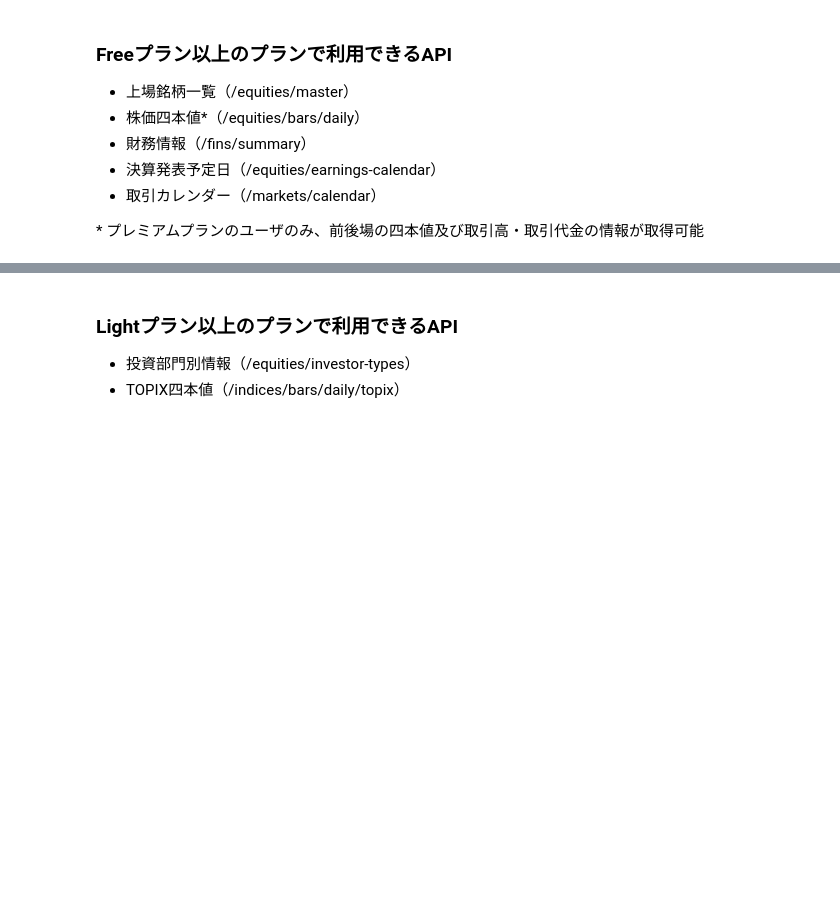
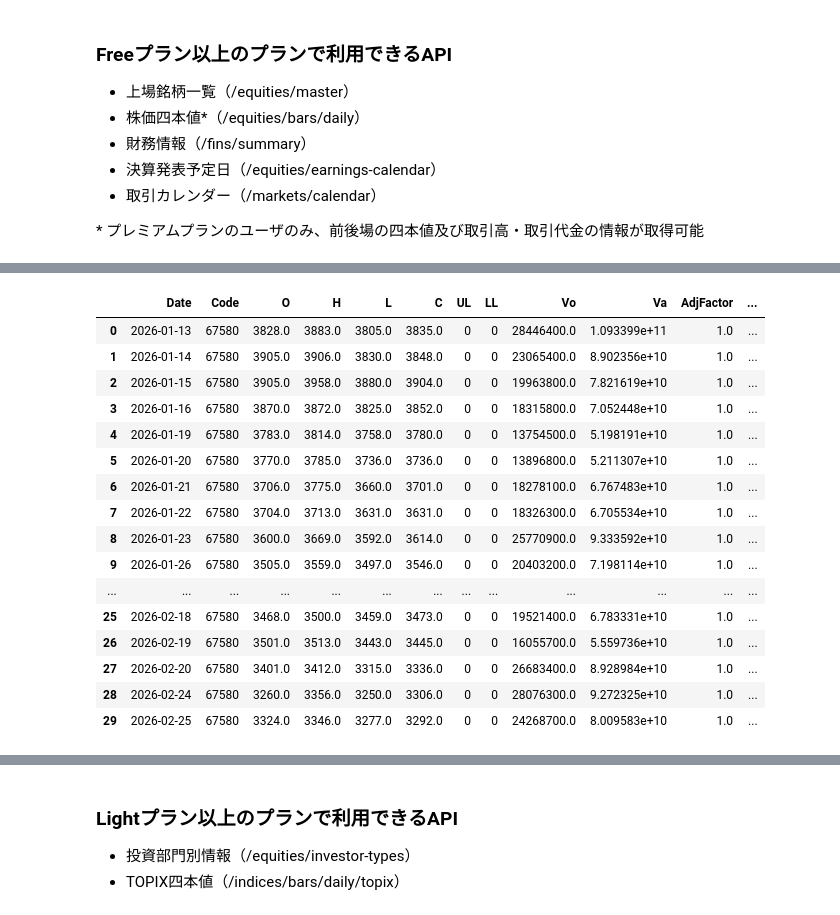
Before and after one commit to 2525handballer-a11y/aistock, a Jupyter notebook: jquants-api-quick-start-v2.ipynb, the cells around one changed output, grey strips where cells are left out. Cells and saved outputs as stored; diff of their text form; code cells hidden in the pictures; blank space fills up the shorter version.

```diff
--- a/jquants-api-quick-start-v2.ipynb
+++ b/jquants-api-quick-start-v2.ipynb
@@ -68,8 +68,8 @@ else:
 #@markdown （データ更新時刻）
 #@markdown - 毎営業日の17:30頃、翌営業日の8:00頃
 
-code = ""#@param {type:"string"}
-date = ""#@param {type:"string"}
+code = "6758"#@param {type:"string"}
+date = "20260224"#@param {type:"string"}
 
 params = {}
 if code != "":
@@ -102,36 +105,54 @@ else:
 
 #@markdown - Premiumプランの方には、日通しに加え、前場(Morning)及び後場(Afternoon)の四本値及び取引高（調整前・後両方）・取引代金が取得可能です。
 
 
-code = ""#@param {type:"string"}
+code = "6758"#@param {type:"string"}
 date = ""#@param {type:"string"}
-from_ = "" #@param {type:"string"}
-to = "" #@param {type:"string"}
+from_ = "20260111" #@param {type:"string"}
+to = "20260225" #@param {type:"string"}
 
 params = {}
 if code != "":
   params["code"] = code
 if date != "":
   params["date"] = date
 if from_ != "":
   params["from"] = from_
 if to != "":
   params["to"] = to
 
 res = requests.get(f"{API_URL}/equities/bars/daily", params=params, headers=headers)
 
 if res.status_code == 200:
   d = res.json()
   data = d["data"]
   while "pagination_key" in d:
     params["pagination_key"] = d["pagination_key"]
     res = requests.get(f"{API_URL}/equities/bars/daily", params=params, headers=headers)
     d = res.json()
     data += d["data"]
   df = pd.DataFrame(data)
   display(df)
 else:
   print(res.json())
+# %% [output]
+|  | Date | Code | O | H | L | C | UL | LL | Vo | Va | AdjFactor | ... |
+| 0 | 2026-01-13 | 67580 | 3828.0 | 3883.0 | 3805.0 | 3835.0 | 0 | 0 | 28446400.0 | 1.093399e+11 | 1.0 | ... |
+| 1 | 2026-01-14 | 67580 | 3905.0 | 3906.0 | 3830.0 | 3848.0 | 0 | 0 | 23065400.0 | 8.902356e+10 | 1.0 | ... |
+| 2 | 2026-01-15 | 67580 | 3905.0 | 3958.0 | 3880.0 | 3904.0 | 0 | 0 | 19963800.0 | 7.821619e+10 | 1.0 | ... |
+| 3 | 2026-01-16 | 67580 | 3870.0 | 3872.0 | 3825.0 | 3852.0 | 0 | 0 | 18315800.0 | 7.052448e+10 | 1.0 | ... |
+| 4 | 2026-01-19 | 67580 | 3783.0 | 3814.0 | 3758.0 | 3780.0 | 0 | 0 | 13754500.0 | 5.198191e+10 | 1.0 | ... |
+| 5 | 2026-01-20 | 67580 | 3770.0 | 3785.0 | 3736.0 | 3736.0 | 0 | 0 | 13896800.0 | 5.211307e+10 | 1.0 | ... |
+| 6 | 2026-01-21 | 67580 | 3706.0 | 3775.0 | 3660.0 | 3701.0 | 0 | 0 | 18278100.0 | 6.767483e+10 | 1.0 | ... |
+| 7 | 2026-01-22 | 67580 | 3704.0 | 3713.0 | 3631.0 | 3631.0 | 0 | 0 | 18326300.0 | 6.705534e+10 | 1.0 | ... |
+| 8 | 2026-01-23 | 67580 | 3600.0 | 3669.0 | 3592.0 | 3614.0 | 0 | 0 | 25770900.0 | 9.333592e+10 | 1.0 | ... |
+| 9 | 2026-01-26 | 67580 | 3505.0 | 3559.0 | 3497.0 | 3546.0 | 0 | 0 | 20403200.0 | 7.198114e+10 | 1.0 | ... |
+| ... | ... | ... | ... | ... | ... | ... | ... | ... | ... | ... | ... | ... |
+| 25 | 2026-02-18 | 67580 | 3468.0 | 3500.0 | 3459.0 | 3473.0 | 0 | 0 | 19521400.0 | 6.783331e+10 | 1.0 | ... |
+| 26 | 2026-02-19 | 67580 | 3501.0 | 3513.0 | 3443.0 | 3445.0 | 0 | 0 | 16055700.0 | 5.559736e+10 | 1.0 | ... |
+| 27 | 2026-02-20 | 67580 | 3401.0 | 3412.0 | 3315.0 | 3336.0 | 0 | 0 | 26683400.0 | 8.928984e+10 | 1.0 | ... |
+| 28 | 2026-02-24 | 67580 | 3260.0 | 3356.0 | 3250.0 | 3306.0 | 0 | 0 | 28076300.0 | 9.272325e+10 | 1.0 | ... |
+| 29 | 2026-02-25 | 67580 | 3324.0 | 3346.0 | 3277.0 | 3292.0 | 0 | 0 | 24268700.0 | 8.009583e+10 | 1.0 | ... |
 # %%
 #@title 財務情報（/fins/summary）
 
```
Also changed, not shown: parts of 4 cells of this notebook.
